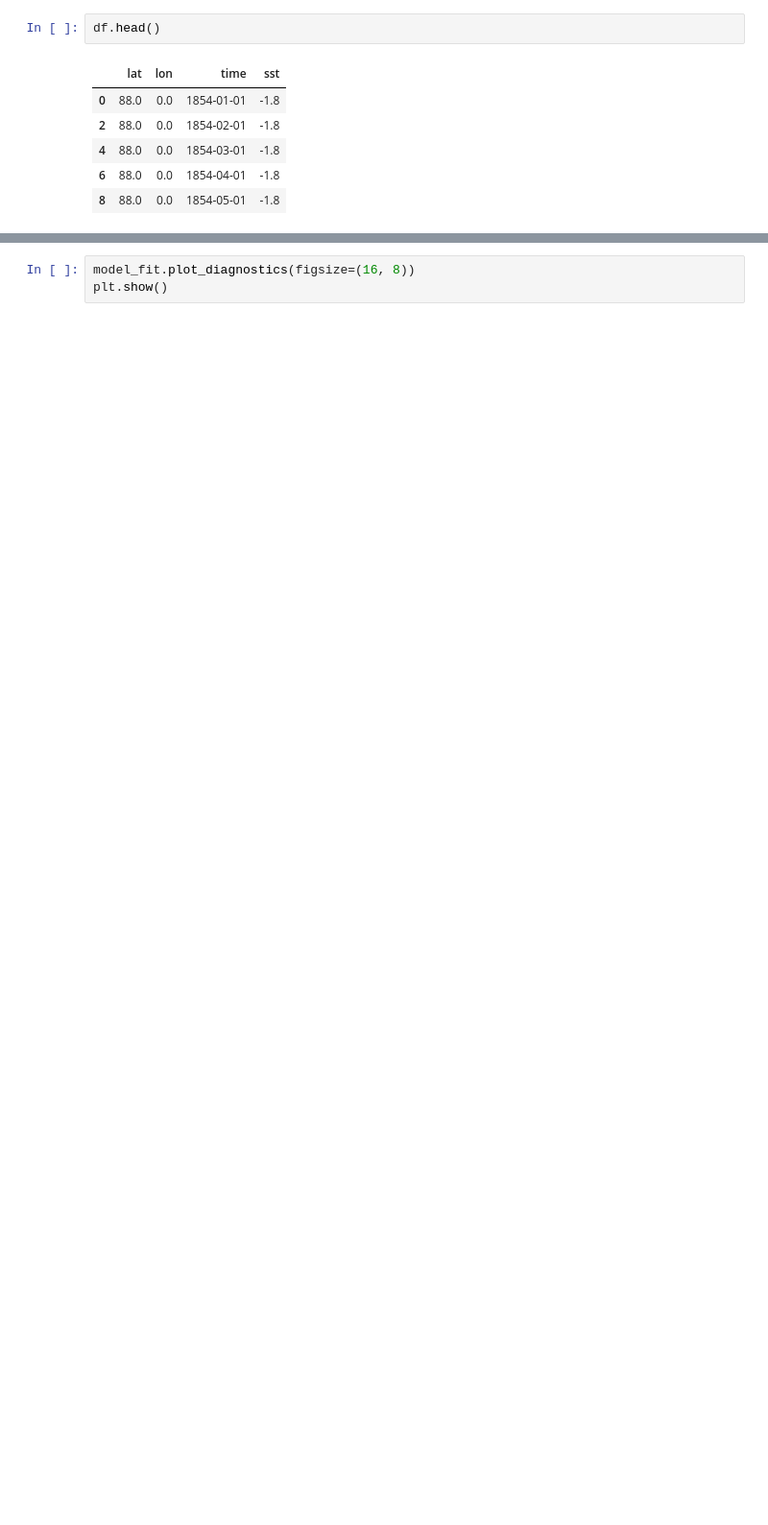
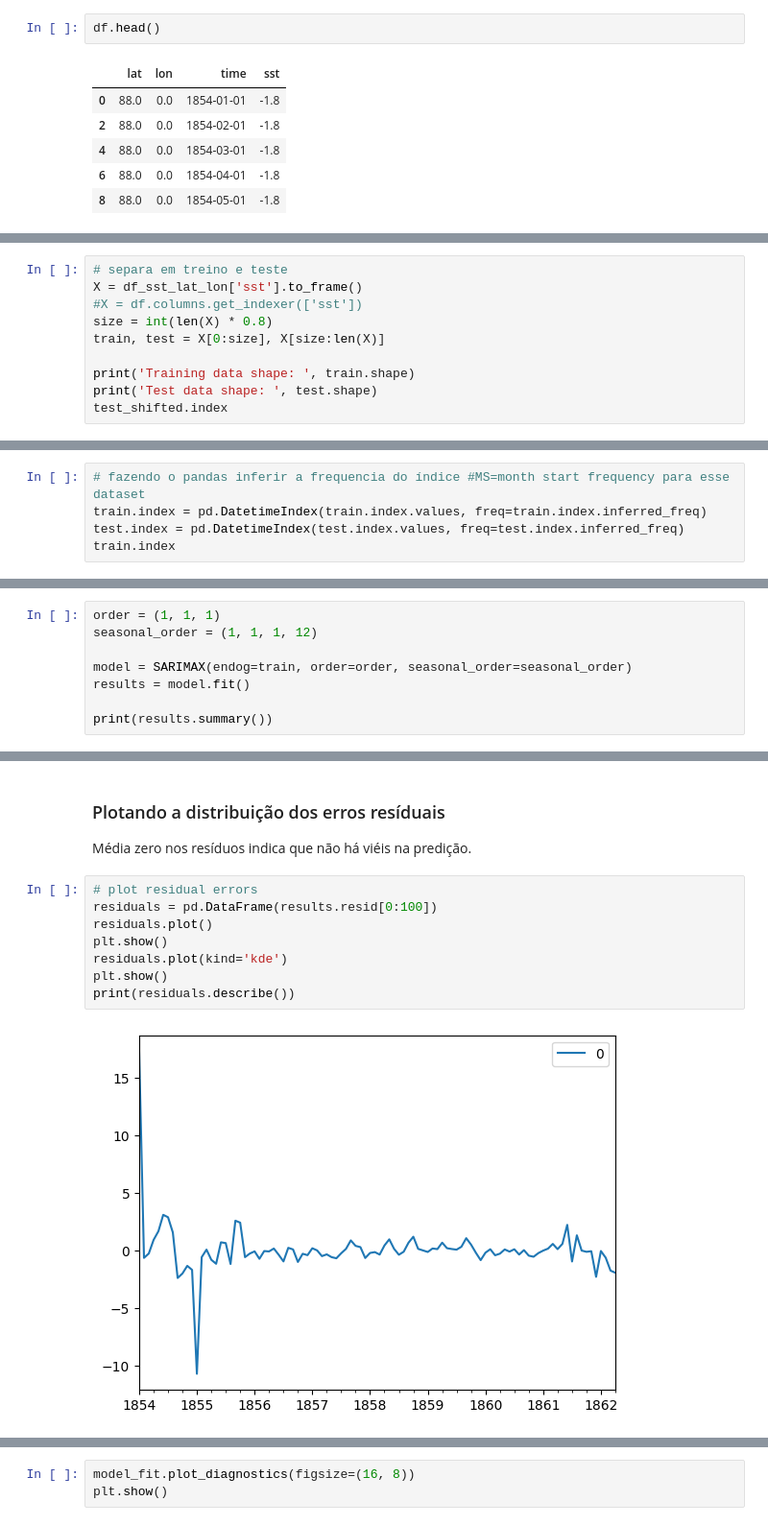
Before and after one commit to matheusvictal/sst-time-series-ml, a Jupyter notebook: sst-ARIMA.ipynb, the cells around one changed output, grey strips where cells are left out. Shown: that part at 96% size. Saved outputs shown, nothing was run; the diff lists cells and outputs as text; blank space fills up the shorter version.

Commit message:
funcoes uteis, testes do modelo SARIMA

```diff
--- a/sst-ARIMA.ipynb
+++ b/sst-ARIMA.ipynb
@@ -96,0 +128,10 @@ history[0]
+# %%
+# separa em treino e teste
+X = df_sst_lat_lon['sst'].to_frame()
+#X = df.columns.get_indexer(['sst'])
+size = int(len(X) * 0.8)
+train, test = X[0:size], X[size:len(X)]
+
+print('Training data shape: ', train.shape)
+print('Test data shape: ', test.shape)
+test_shifted.index
@@ -96,0 +149,5 @@ history[0]
+# %%
+# fazendo o pandas inferir a frequencia do índice #MS=month start frequency para esse dataset
+train.index = pd.DatetimeIndex(train.index.values, freq=train.index.inferred_freq)
+test.index = pd.DatetimeIndex(test.index.values, freq=test.index.inferred_freq)
+train.index
@@ -96,0 +215,8 @@ history[0]
+# %%
+order = (1, 1, 1)
+seasonal_order = (1, 1, 1, 12)
+
+model = SARIMAX(endog=train, order=order, seasonal_order=seasonal_order)
+results = model.fit()
+
+print(results.summary())
@@ -96,0 +241,14 @@ history[0]
+# %% [markdown]
+### Plotando a distribuição dos erros resíduais
+
+Média zero nos resíduos indica que não há viéis na predição.
+# %%
+# plot residual errors
+residuals = pd.DataFrame(results.resid[0:100])
+residuals.plot()
+plt.show()
+residuals.plot(kind='kde')
+plt.show()
+print(residuals.describe())
+# %% [output]
+[figure, added]
```
Also changed, not shown: parts of 40 cells of this notebook.
